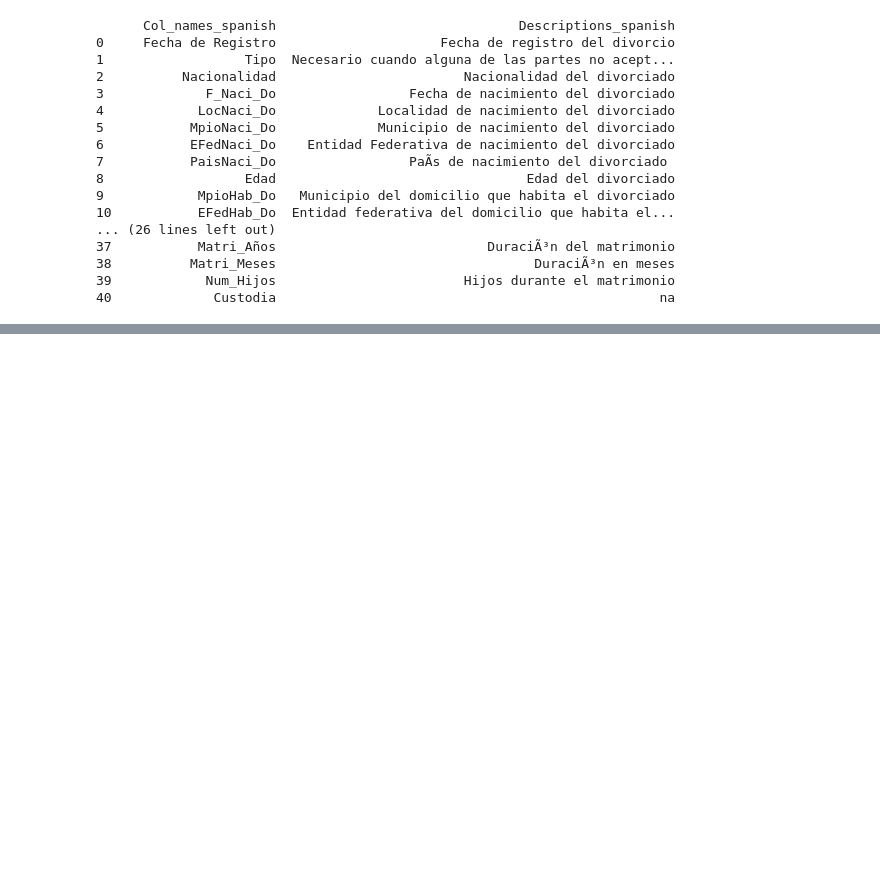
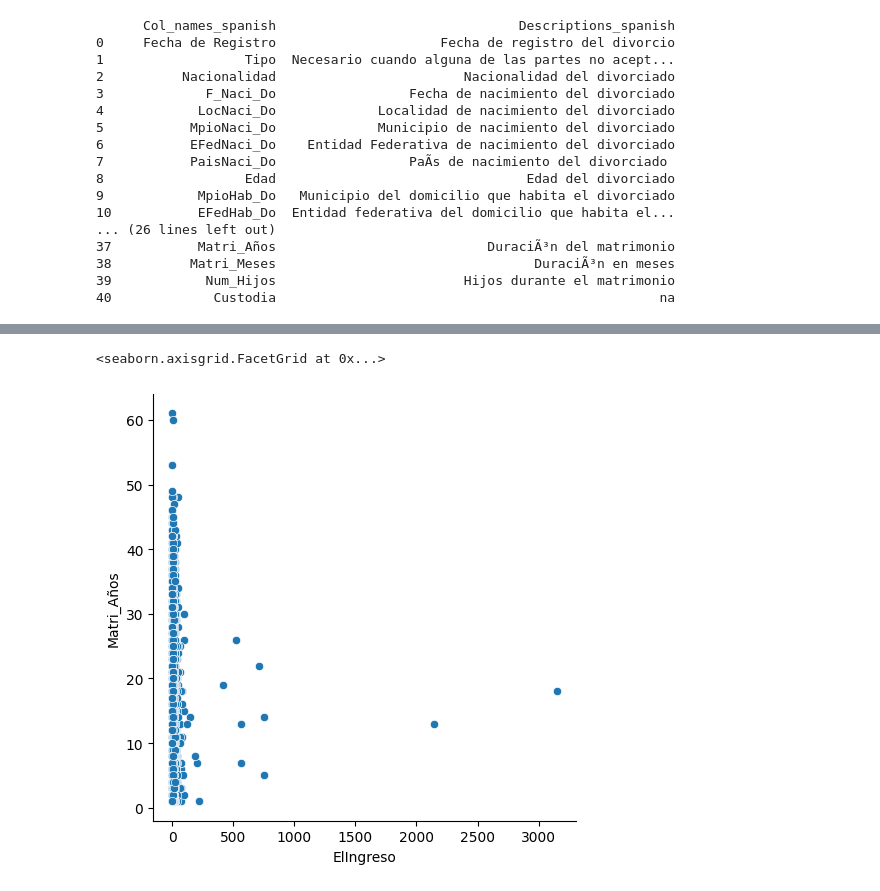
Before and after one commit to christianV1zcardo/Proyect_divorce_reasons_mx, a Jupyter notebook: EDA_divorce_mx.ipynb, the cells around one changed output, grey strips where cells are left out. Saved outputs shown, nothing was run; the diff lists cells and outputs as text; code cells hidden in the pictures; blank space fills up the shorter version.

```diff
--- a/EDA_divorce_mx.ipynb
+++ b/EDA_divorce_mx.ipynb
@@ -110,16 +110,20 @@ for col in col_cualitativas:
     df[col] = df[col].fillna(df[col].mode()[0])
 
 # Manejo de Nulos Cuantitativos (llenados con la mediana)
-col_cuantitativas = ['Edad_Do', 'Edad_Da', 'ElIngreso', 'EllaIngreso']
+col_cuantitativas1 = ['Edad_Do', 'Edad_Da']
 
-for col in col_cuantitativas:
+for col in col_cuantitativas1:
     df[col] = df[col].fillna(df[col].median())
 
 # Manejo de Años de Matrimonio nulos, se calculan con
 # (fecha de divorcio - fecha de matrimonio) redondeados sin decimales
 dif_dias = (df['Fecha_divor'] - df['Fecha_matri']).dt.days
 years_casados = round(dif_dias / 365.25, 0) #.25 para considerar años bisiestos
+# Se asegura que el valor sea superior a 0, de no serlo se mantendrá como NaN
+years_casados = years_casados[years_casados > 0]
 df['Matri_Años'] = df['Matri_Años'].fillna(years_casados)
 
 # Se asumen que los NaN en Num_hijos quieren decir 0 hijos (mas del 40% de filas)
-df['Num_Hijos'] = df['Num_Hijos'].fillna(0)
+col_cuantitativas2 = ['ElIngreso', 'EllaIngreso', 'Num_Hijos']
+for col in col_cuantitativas2:
+    df[col] = df[col].fillna(0)
@@ -125,0 +199,5 @@ df['Num_Hijos'] = df['Num_Hijos'].fillna(0)
+# %%
+sns.relplot(data=df, x='ElIngreso', y='Matri_Años')
+# %% [output]
+<seaborn.axisgrid.FacetGrid at 0x...>
+[figure, added]
```
Also changed, not shown: parts of 5 cells of this notebook.
